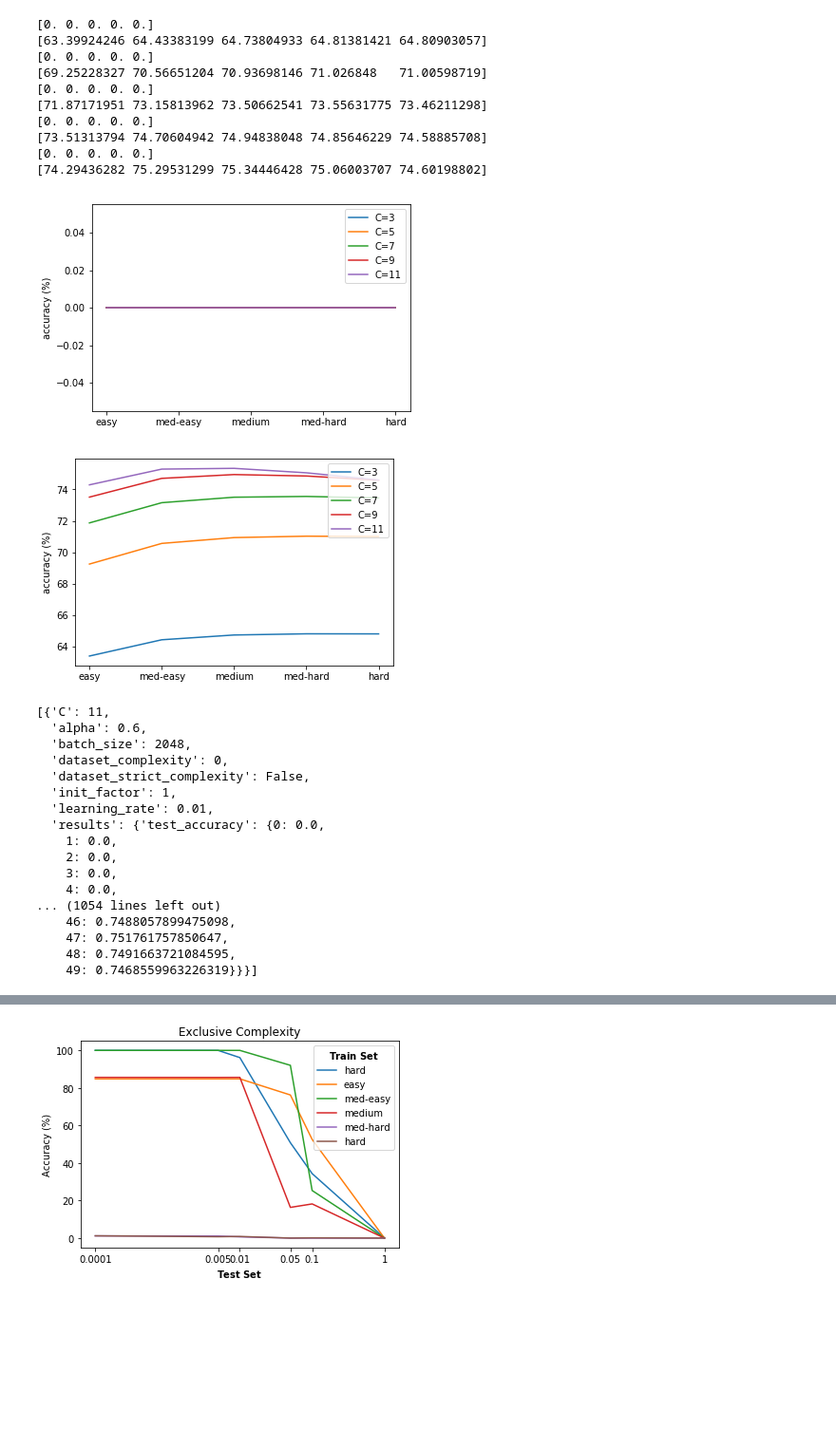
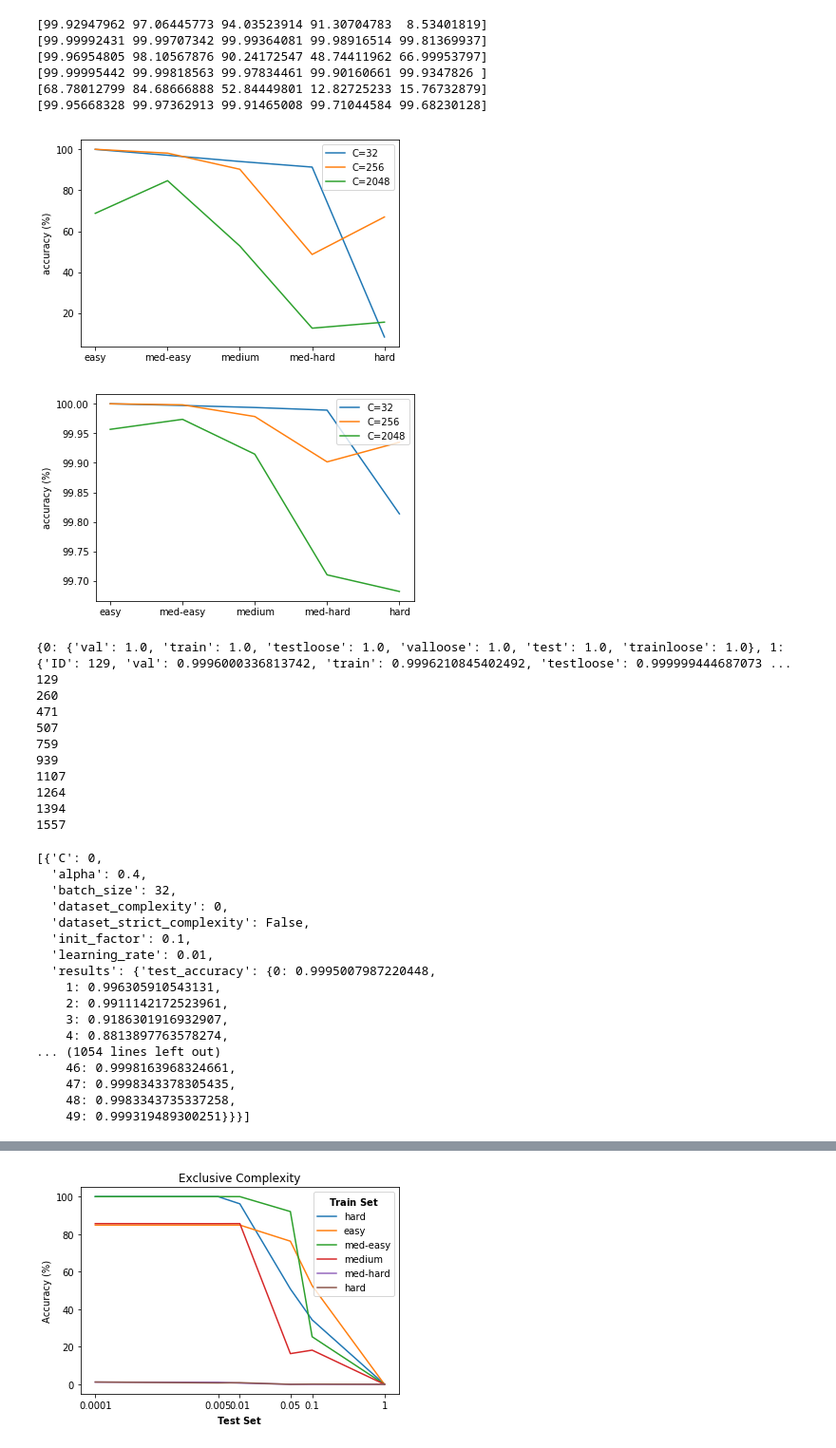
Before and after one commit to ssundaram21/symmetry, a Jupyter notebook: plot.ipynb, the cells around one changed output, grey strips where cells are left out. Shown at 95% size. Saved outputs shown, nothing was run; the diff lists cells and outputs as text; code cells hidden in the pictures; blank space fills up the shorter version.

```diff
--- a/plot.ipynb
+++ b/plot.ipynb
@@ -1,7 +1,8 @@
 # %%
 import tensorflow as tf
 import datasets
-import experiments2 as experiments
+import experiments.dilation as experiments
+NET = 'dilation'
 import pickle
 import os
 import copy
@@ -9,7 +10,7 @@ import numpy as np
 import matplotlib.pyplot as plt
 from matplotlib.font_manager import FontProperties
 # %%
-output_path = '/om/user/xboix/share/insideness2/'
+output_path = '/om/user/xboix/share/insideness/' + NET + '/'
 run_opt = experiments.get_experiments(output_path)[1:]
 len(run_opt)
 # %% [output]
@@ -18,11 +19,15 @@ len(run_opt)
 results_data = []
 for opt in run_opt:
     data_point = {}
-    data_point["C"] = opt.hyper.complex_crossing
+    data_point["C"] = 0 #opt.hyper.complex_crossing
     data_point["alpha"] =  opt.hyper.alpha
     data_point["init_factor"] = opt.hyper.init_factor
     data_point["learning_rate"] = opt.hyper.learning_rate
     data_point["batch_size"] = opt.hyper.batch_size
+
+    if NET == 'dilation':
+        data_point["num_layer"] = opt.dnn.num_layers
+        data_point["complex_dilation"] = opt.dnn.complex_dilation
 
     data_point["dataset_complexity"] = opt.dataset.complexity
     data_point["dataset_strict_complexity"] = opt.dataset.complexity_strict
@@ -35,5 +40,3 @@ for opt in run_opt:
             data_point["results"] = pickle.load(f)
 
     results_data.append(copy.deepcopy(data_point))
-
-results_data[2]
@@ -199,7 +188,7 @@ init_factor = [1, 1e-1, 1e1]
 batch_size = [32, 256, 2048]
 learning_rate = [1e0, 1e-1, 1e-2, 1e-3, 1e-4, 1e-5]
 
-for c in C:
+for c in batch_size:
     max_val_acc = np.zeros([2, 5])
     max_idx = -np.ones([2, 5])
     for point_idx, data_point in enumerate(results_data):
@@ -210,56 +199,64 @@ for c in C:
         #if (not ("val" in data_point["results"])):
         #    print(point_idx)
 
-        if (data_point["C"] == c) and not (data_point["results"] == "empty") and ("val" in data_point["results"]):
+        if (data_point["batch_size"] == c) and not (data_point["results"] == "empty") and ("val" in data_point["results"]):
 
                 if max_val_acc[idx_strict, point_complextity] < data_point["results"]["valloose"]:
                     max_idx[idx_strict, point_complextity] = point_idx
                     max_val_acc[idx_strict, point_complextity] = data_point["results"]["valloose"]
 
         else:
             missing[idx_strict, point_complextity] += 1
 
     max_train = np.zeros([2, 5])
     max_test = np.zeros([2, 5])
     max_train_loose = np.zeros([2, 5])
     max_test_loose = np.zeros([2, 5])
     for idx_strict, dataset_strict_complexity  in enumerate([True, False]):
         for dataset_complexity in range(5):
             max_train[idx_strict, dataset_complexity] = \
                 results_data[int(max_idx[idx_strict,dataset_complexity])]["results"]["train"]
             max_test[idx_strict, dataset_complexity] = \
                 results_data[int(max_idx[idx_strict,dataset_complexity])]["results"]["test"]
             max_train_loose[idx_strict, dataset_complexity] = \
                 results_data[int(max_idx[idx_strict,dataset_complexity])]["results"]["trainloose"]
             max_test_loose[idx_strict, dataset_complexity] = \
                 results_data[int(max_idx[idx_strict,dataset_complexity])]["results"]["testloose"]
 
     plot_results_train_test(100*max_train[0,:], "Exclusive Complexity", 1, "C="+str(c))
     #plot_results_train_test(100*max_train[1,:], "Mixed Complexity", 2, "C="+str(c))
     plot_results_train_test(100*max_train_loose[0,:], "Loose Acc - Exclusive Complexity", 3, "C="+str(c))
     #plot_results_train_test(100*max_train_loose[1,:], "Loose Acc - Mixed Complexity", 4, "C="+str(c))
 # %% [output]
-[0. 0. 0. 0. 0.]
-[63.39924246 64.43383199 64.73804933 64.81381421 64.80903057]
-[0. 0. 0. 0. 0.]
-[69.25228327 70.56651204 70.93698146 71.026848   71.00598719]
-[0. 0. 0. 0. 0.]
-[71.87171951 73.15813962 73.50662541 73.55631775 73.46211298]
-[0. 0. 0. 0. 0.]
-[73.51313794 74.70604942 74.94838048 74.85646229 74.58885708]
-[0. 0. 0. 0. 0.]
-[74.29436282 75.29531299 75.34446428 75.06003707 74.60198802]
+[99.92947962 97.06445773 94.03523914 91.30704783  8.53401819]
+[99.99992431 99.99707342 99.99364081 99.98916514 99.81369937]
+[99.96954805 98.10567876 90.24172547 48.74411962 66.99953797]
+[99.99995442 99.99818563 99.97834461 99.90160661 99.9347826 ]
+[68.78012799 84.68666888 52.84449801 12.82725233 15.76732879]
+[99.95668328 99.97362913 99.91465008 99.71044584 99.68230128]
-[figure, old version]
+[figure, new version]
-[figure, old version]
+[figure, new version]
 # %%
-output_path = '/om/user/xboix/share/insideness3/'
+output_path = '/om/user/xboix/share/insideness4/'
 run_opt = experiments.get_best_of_the_family(output_path)
 opt_data = datasets.get_datasets(output_path)
+# %% [output]
+{0: {'val': 1.0, 'train': 1.0, 'testloose': 1.0, 'valloose': 1.0, 'test': 1.0, 'trainloose': 1.0}, 1: {'ID': 129, 'val': 0.9996000336813742, 'train': 0.9996210845402492, 'testloose': 0.999999444687073 ...
+129
+260
+471
+507
+759
+939
+1107
+1264
+1394
+1557
 # %%
 results_data_generalization = []
 for opt in run_opt:
     data_point = {}
-    data_point["C"] = opt.hyper.complex_crossing
+    data_point["C"] = 0 #opt.hyper.complex_crossing
     data_point["alpha"] =  opt.hyper.alpha
     data_point["init_factor"] = opt.hyper.init_factor
     data_point["learning_rate"] = opt.hyper.learning_rate
@@ -288,23 +285,23 @@ for idx, opt in enumerate(opt_data):
 
 results_data_generalization
 # %% [output]
-[{'C': 11,
-  'alpha': 0.6,
-  'batch_size': 2048,
+[{'C': 0,
+  'alpha': 0.4,
+  'batch_size': 32,
   'dataset_complexity': 0,
   'dataset_strict_complexity': False,
-  'init_factor': 1,
+  'init_factor': 0.1,
   'learning_rate': 0.01,
-  'results': {'test_accuracy': {0: 0.0,
-    1: 0.0,
-    2: 0.0,
-    3: 0.0,
-    4: 0.0,
+  'results': {'test_accuracy': {0: 0.9995007987220448,
+    1: 0.996305910543131,
+    2: 0.9911142172523961,
+    3: 0.9186301916932907,
+    4: 0.8813897763578274,
 ... (1054 lines left out)
-    46: 0.7488057899475098,
-    47: 0.751761757850647,
-    48: 0.7491663721084595,
-    49: 0.7468559963226319}}}]
+    46: 0.9998163968324661,
+    47: 0.9998343378305435,
+    48: 0.9983343735337258,
+    49: 0.999319489300251}}}]
 # %%
 dataset_labels = ['easy','med-easy','medium','med-hard','hard' ]
 #fontbf = FontProperties()
```
Also changed, not shown: parts of 9 cells of this notebook.
